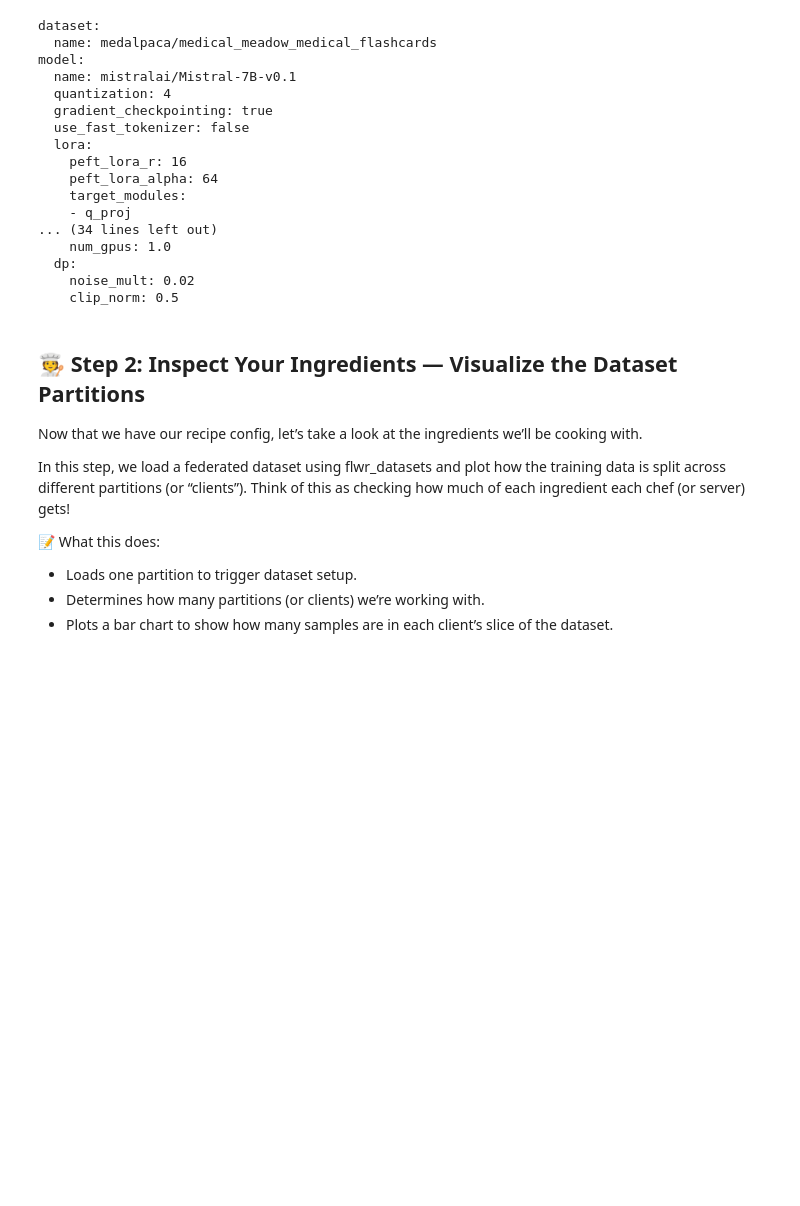
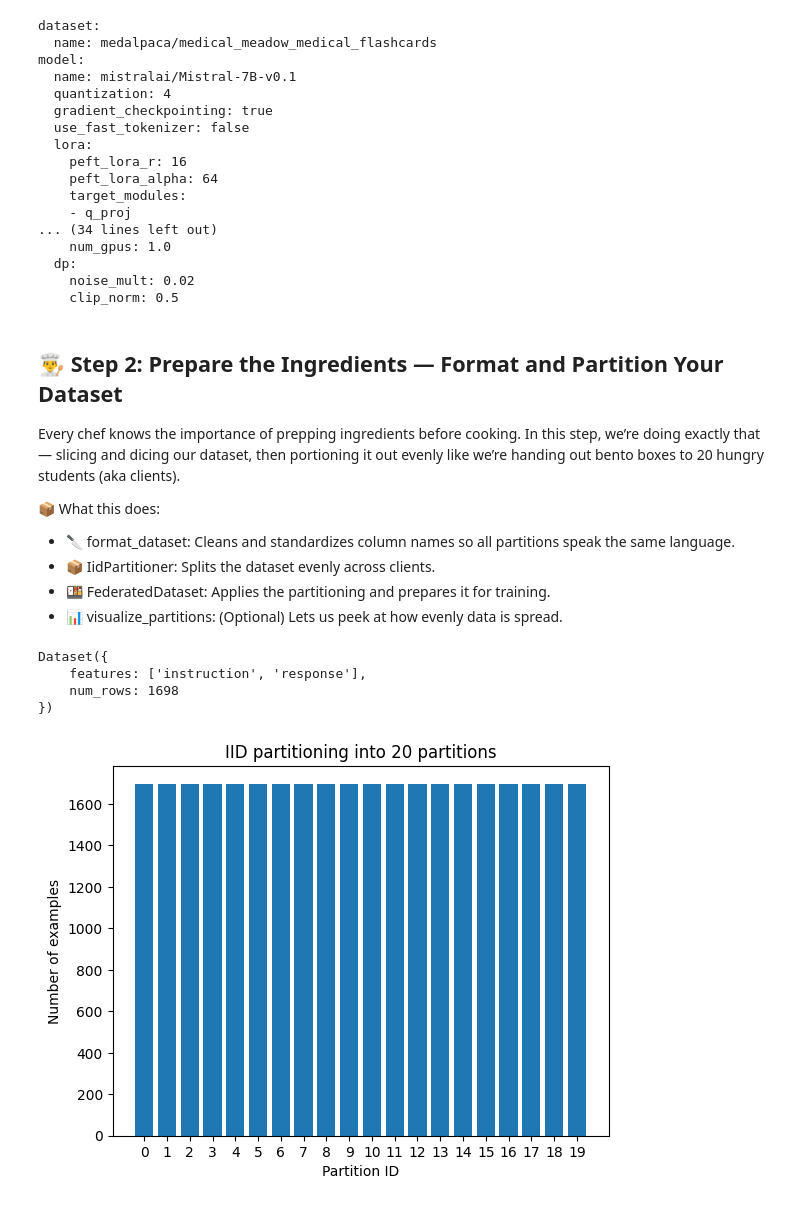
Before and after one commit to tituslhy/fantastic-enigma, a Jupyter notebook: notebooks/simulation.ipynb, the cells around one changed output. Saved outputs shown, nothing was run; the diff lists cells and outputs as text; code cells hidden in the pictures; blank space fills up the shorter version.

```diff
--- a/notebooks/simulation.ipynb
+++ b/notebooks/simulation.ipynb
@@ -52,15 +56,14 @@ model:
     noise_mult: 0.02
     clip_norm: 0.5
 # %% [markdown]
-## 🧑‍🍳 Step 2: Inspect Your Ingredients — Visualize the Dataset Partitions
+## 👨‍🍳 Step 2: Prepare the Ingredients — Format and Partition Your Dataset
 
-Now that we have our recipe config, let’s take a look at the ingredients we’ll be cooking with.
+Every chef knows the importance of prepping ingredients before cooking. In this step, we’re doing exactly that — slicing and dicing our dataset, then portioning it out evenly like we’re handing out bento boxes to 20 hungry students (aka clients).
 
-In this step, we load a federated dataset using flwr_datasets and plot how the training data is split across different partitions (or “clients”). Think of this as checking how much of each ingredient each chef (or server) gets!
-
-📝 What this does:
-- Loads one partition to trigger dataset setup.
-- Determines how many partitions (or clients) we’re working with.
-- Plots a bar chart to show how many samples are in each client’s slice of the dataset.
+📦 What this does:
+- 🔪 format_dataset: Cleans and standardizes column names so all partitions speak the same language.
+- 📦 IidPartitioner: Splits the dataset evenly across clients.
+- 🍱 FederatedDataset: Applies the partitioning and prepares it for training.
+- 📊 visualize_partitions: (Optional) Lets us peek at how evenly data is spread.
 # %%
 from flwr_datasets import FederatedDataset
@@ -75,4 +86,23 @@ def visualize_partitions(fed_dataset: FederatedDataset):
     plt.xlabel("Partition ID")
     plt.ylabel("Number of examples")
     plt.title(f"IID partitioning into {num_partitions} partitions")
+# %%
+partitioner = IidPartitioner(num_partitions=cfg.flower.num_clients)
+fds = FederatedDataset(
+    dataset=cfg.dataset.name,
+    partitioners={"train": partitioner}
+)
+
+partition_zero = fds.load_partition(0)
+
+format_dataset(partition_zero)
+# %% [output]
+Dataset({
+    features: ['instruction', 'response'],
+    num_rows: 1698
+})
+# %%
+visualize_partitions(fds)
+# %% [output]
+[figure, added]
 # %% [markdown]
```
Also changed, not shown: parts of 26 cells of this notebook, 1 other file.
